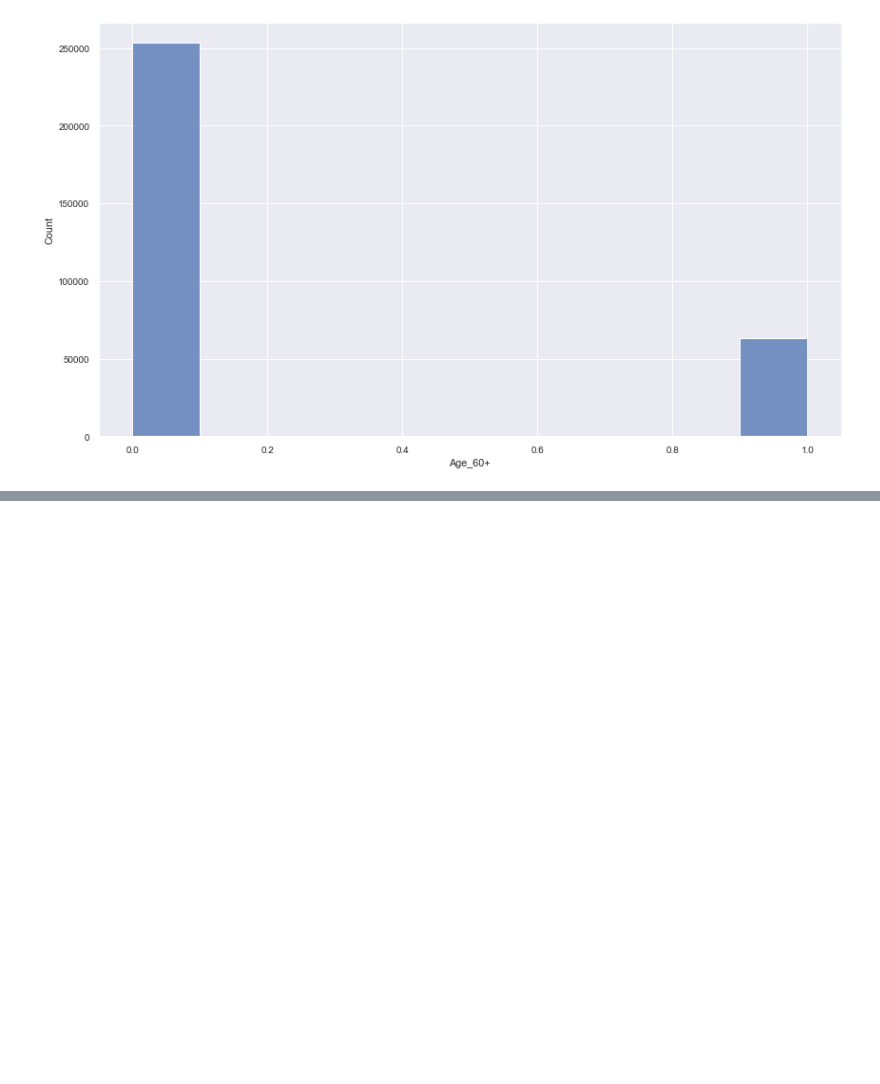
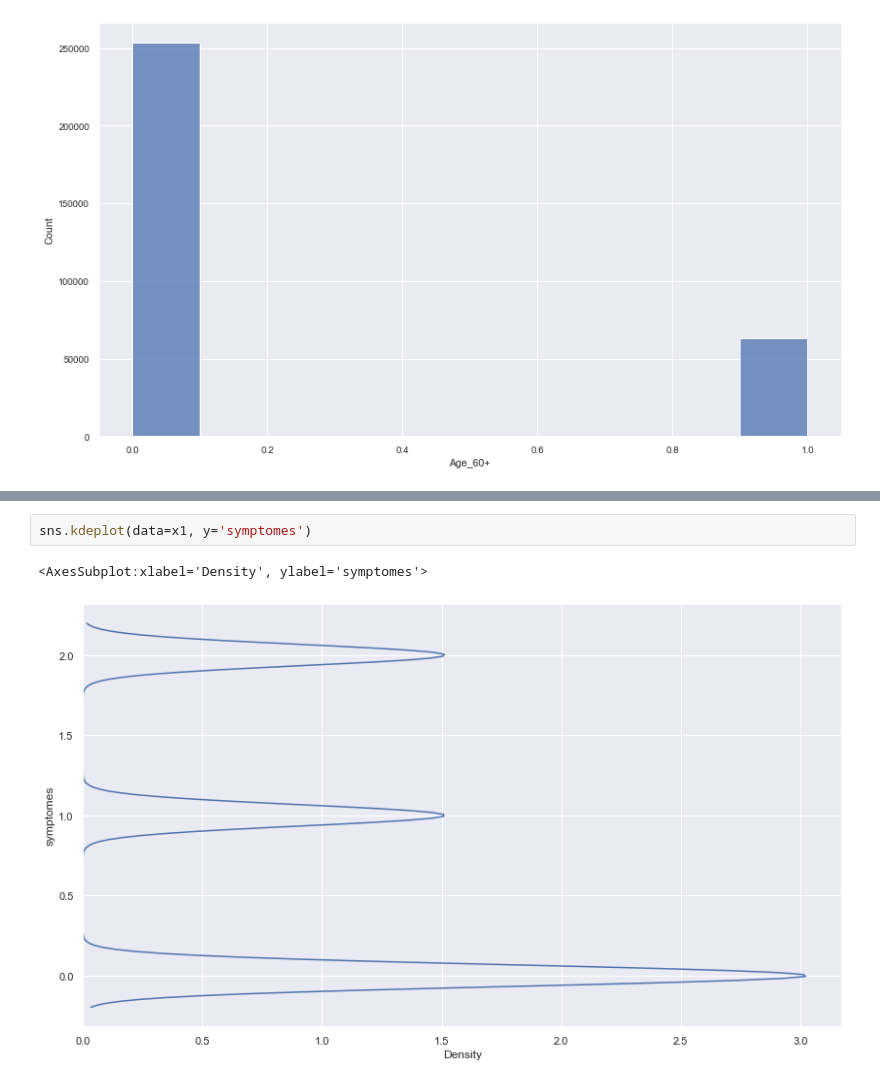
Before and after one commit to kashimmirza/cseproject, a Jupyter notebook: covid19_symtomps.ipynb, the cells around one changed output, grey strips where cells are left out. Saved outputs shown, nothing was run; the diff lists cells and outputs as text; blank space fills up the shorter version.

```diff
--- a/covid19_symtomps.ipynb
+++ b/covid19_symtomps.ipynb
@@ -116,0 +158,5 @@ plt.plot(df['Fever']);
+# %%
+sns.kdeplot(data=x1, y='symptomes')
+# %% [output]
+<AxesSubplot:xlabel='Density', ylabel='symptomes'>
+[figure, added]
```
Also changed, not shown: parts of 30 cells of this notebook.
